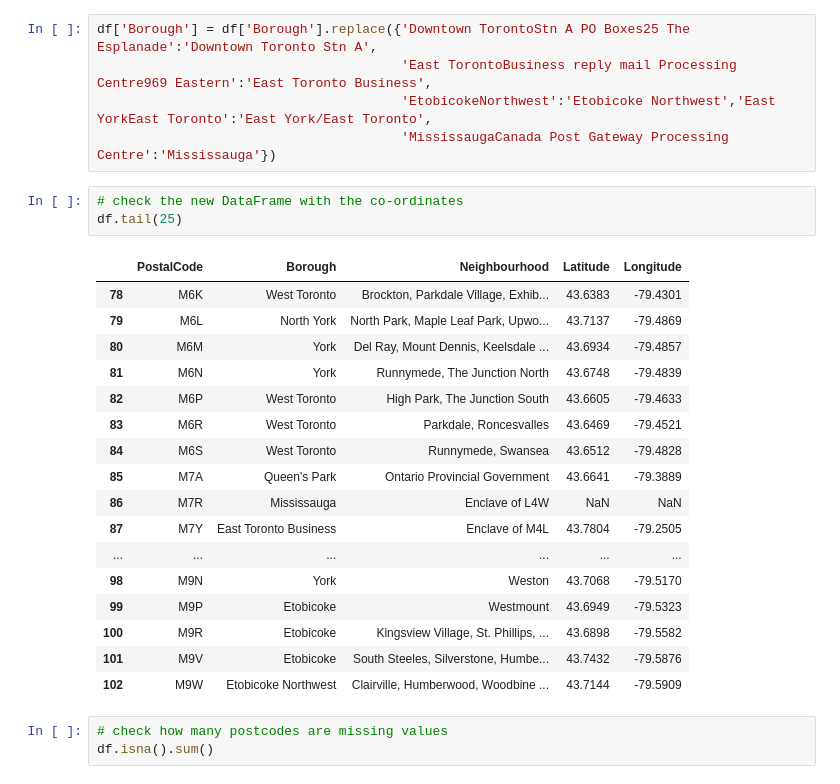
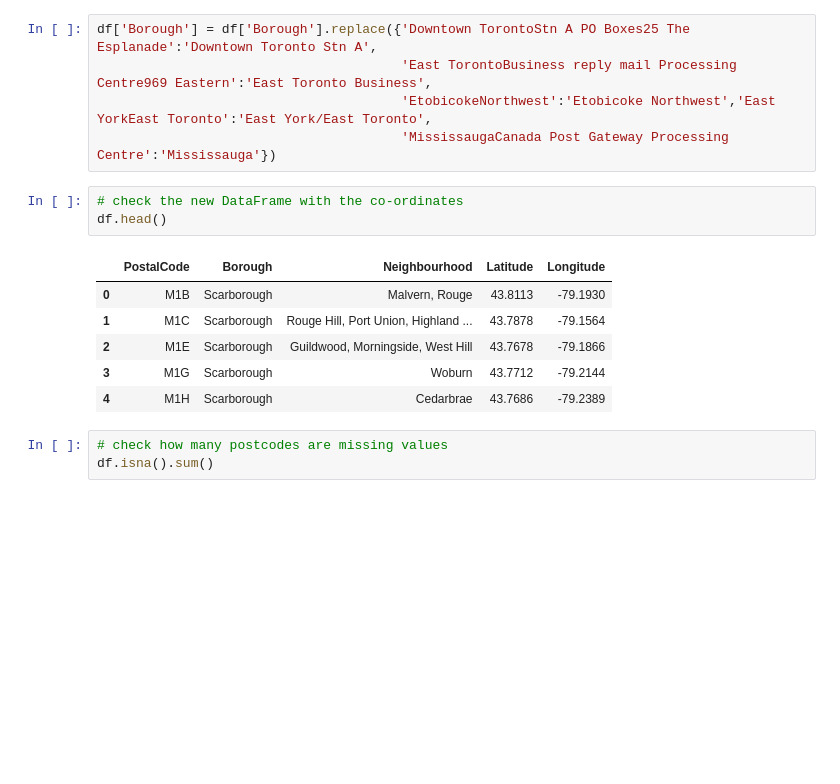
Before and after one commit to daraymonsta/Coursera_Capstone, a Jupyter notebook: OneDrive/data science/capstone.ipynb, the cells around one changed output. Drawn from its saved outputs; the diff is of its cells as text; blank space fills up the shorter version.

```diff
--- a/OneDrive/data science/capstone.ipynb
+++ b/OneDrive/data science/capstone.ipynb
@@ -257,25 +202,14 @@ df['Borough'] = df['Borough'].replace({'Downtown TorontoStn A PO Boxes25 The Esp
                                        'MississaugaCanada Post Gateway Processing Centre':'Mississauga'})
 # %%
 # check the new DataFrame with the co-ordinates
-df.tail(25)
+df.head()
 # %% [output]
 |  | PostalCode | Borough | Neighbourhood | Latitude | Longitude |
-| 78 | M6K | West Toronto | Brockton, Parkdale Village, Exhib... | 43.6383 | -79.4301 |
-| 79 | M6L | North York | North Park, Maple Leaf Park, Upwo... | 43.7137 | -79.4869 |
-| 80 | M6M | York | Del Ray, Mount Dennis, Keelsdale ... | 43.6934 | -79.4857 |
-| 81 | M6N | York | Runnymede, The Junction North | 43.6748 | -79.4839 |
-| 82 | M6P | West Toronto | High Park, The Junction South | 43.6605 | -79.4633 |
-| 83 | M6R | West Toronto | Parkdale, Roncesvalles | 43.6469 | -79.4521 |
-| 84 | M6S | West Toronto | Runnymede, Swansea | 43.6512 | -79.4828 |
-| 85 | M7A | Queen's Park | Ontario Provincial Government | 43.6641 | -79.3889 |
-| 86 | M7R | Mississauga | Enclave of L4W | NaN | NaN |
-| 87 | M7Y | East Toronto Business | Enclave of M4L | 43.7804 | -79.2505 |
-| ... | ... | ... | ... | ... | ... |
-| 98 | M9N | York | Weston | 43.7068 | -79.5170 |
-| 99 | M9P | Etobicoke | Westmount | 43.6949 | -79.5323 |
-| 100 | M9R | Etobicoke | Kingsview Village, St. Phillips, ... | 43.6898 | -79.5582 |
-| 101 | M9V | Etobicoke | South Steeles, Silverstone, Humbe... | 43.7432 | -79.5876 |
-| 102 | M9W | Etobicoke Northwest | Clairville, Humberwood, Woodbine ... | 43.7144 | -79.5909 |
+| 0 | M1B | Scarborough | Malvern, Rouge | 43.8113 | -79.1930 |
+| 1 | M1C | Scarborough | Rouge Hill, Port Union, Highland ... | 43.7878 | -79.1564 |
+| 2 | M1E | Scarborough | Guildwood, Morningside, West Hill | 43.7678 | -79.1866 |
+| 3 | M1G | Scarborough | Woburn | 43.7712 | -79.2144 |
+| 4 | M1H | Scarborough | Cedarbrae | 43.7686 | -79.2389 |
 # %%
 # check how many postcodes are missing values
 df.isna().sum()
```
Also changed, not shown: parts of 31 cells of this notebook.
